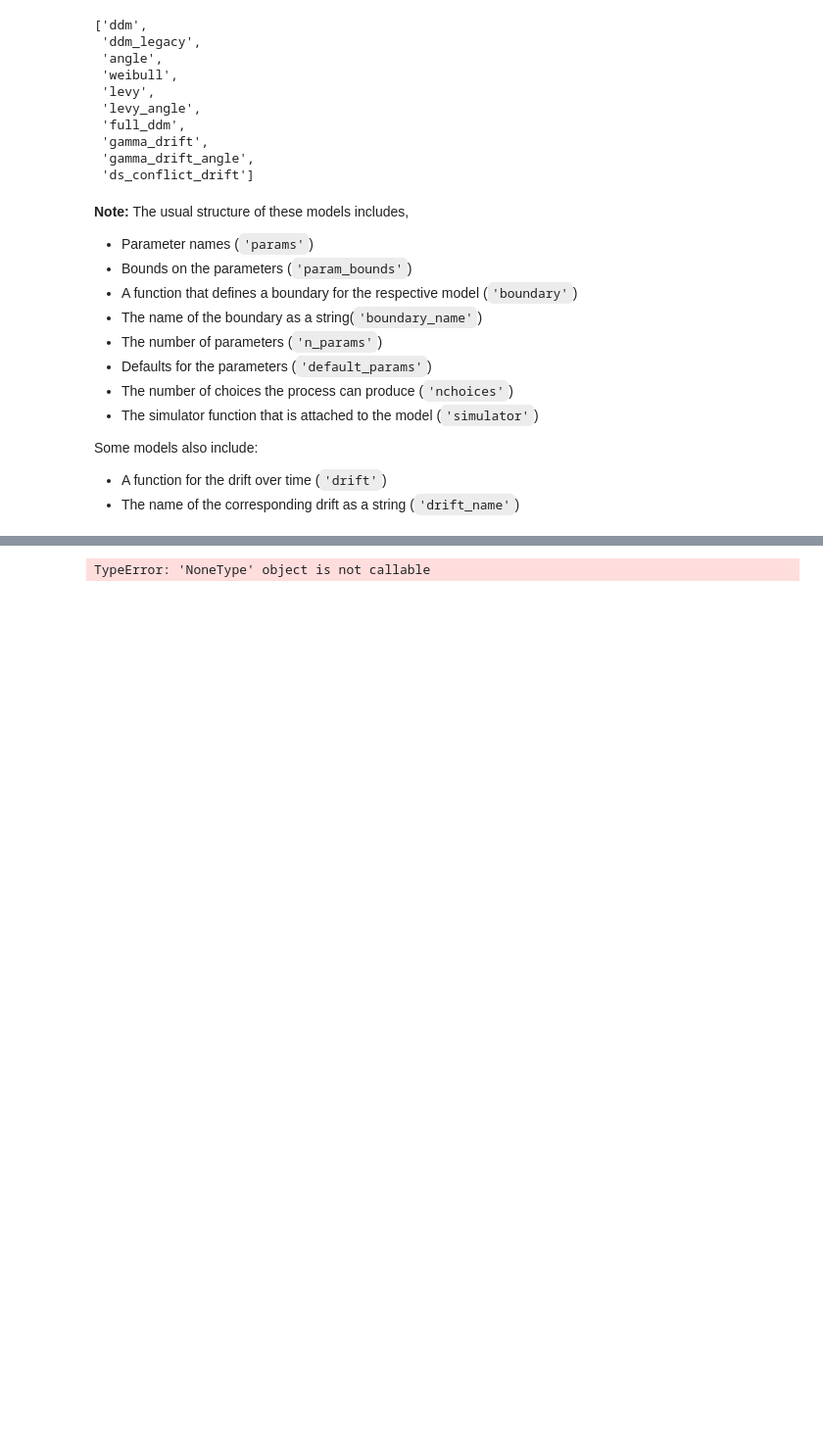
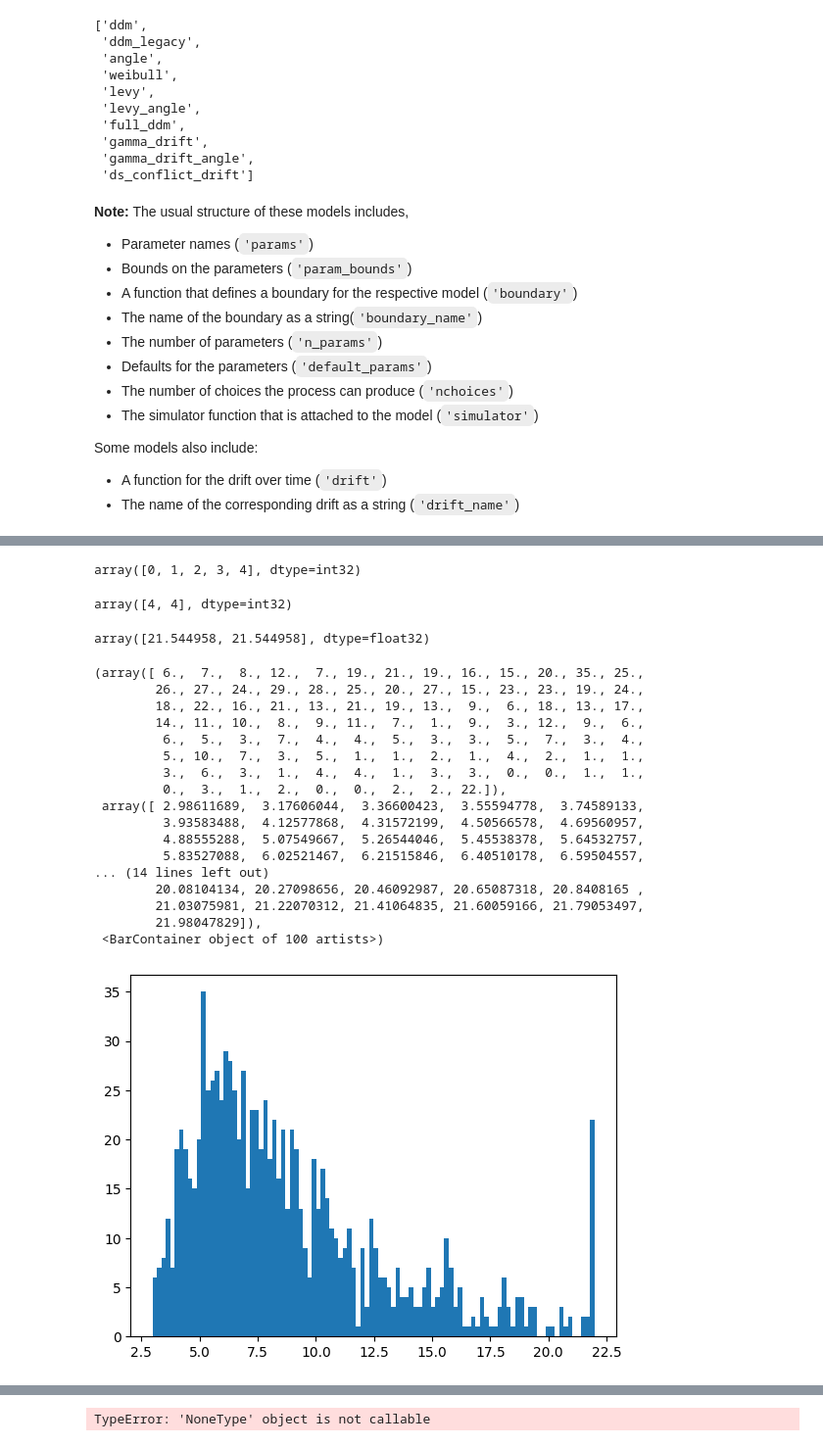
Before and after one commit to AlexanderFengler/ssm-simulators, a Jupyter notebook: notebooks/test_seq2.ipynb, the cells around one changed output, grey strips where cells are left out. Shown at 98% size. Cells and saved outputs as stored; diff of their text form; code cells hidden in the pictures; blank space fills up the shorter version.

```diff
--- a/notebooks/test_seq2.ipynb
+++ b/notebooks/test_seq2.ipynb
@@ -51,7 +51,8 @@ list(ssms.config.model_config.keys())[:10]
  'ds_conflict_drift']
 # %%
 # Take an example config for a given model
-my_config = ssms.config.model_config["ddm_seq2_no_bias"].copy()
+my_model = "ddm_par2_no_bias"
+my_config = ssms.config.model_config[my_model].copy()
 # %% [markdown]
 **Note:**
 The usual structure of these models includes,
@@ -80,0 +103,7 @@ sim_out = simulator(
+# %%
+sim_out = simulator(
+            model=my_model,
+            theta=out_dict[824]['parameters'],
+            n_samples=10000,
+            smooth_unif=False,
+        	)
@@ -80,0 +116,17 @@ sim_out = simulator(
+# %%
+out_list = []
+for i in range(10000):
+    r_c = np.random.choice(400000000)
+    sim_out = simulator(
+            model=my_model,
+            theta=out_dict[824]['parameters'],
+            n_samples=2,
+            smooth_unif=False,
+            random_state = r_c,
+        )
+    out_list.append(sim_out['rts'][0][0])
+    if np.any(sim_out["choices"] == 4):
+        print('found')
+        break
+
+# out_dict[929]['parameters']
@@ -100,0 +234,33 @@ array([[2.071519 ],
+# %%
+np.unique(sim_out['choices'])
+# %% [output]
+array([0, 1, 2, 3, 4], dtype=int32)
+# %%
+sim_out['choices'][sim_out['choices'] == 4]
+# %% [output]
+array([4, 4], dtype=int32)
+# %%
+sim_out['rts'][sim_out['choices'] == 4]
+# %% [output]
+array([21.544958, 21.544958], dtype=float32)
+# %%
+plt.hist(sim_out['rts'], bins = 100)
+# %% [output]
+(array([ 6.,  7.,  8., 12.,  7., 19., 21., 19., 16., 15., 20., 35., 25.,
+        26., 27., 24., 29., 28., 25., 20., 27., 15., 23., 23., 19., 24.,
+        18., 22., 16., 21., 13., 21., 19., 13.,  9.,  6., 18., 13., 17.,
+        14., 11., 10.,  8.,  9., 11.,  7.,  1.,  9.,  3., 12.,  9.,  6.,
+         6.,  5.,  3.,  7.,  4.,  4.,  5.,  3.,  3.,  5.,  7.,  3.,  4.,
+         5., 10.,  7.,  3.,  5.,  1.,  1.,  2.,  1.,  4.,  2.,  1.,  1.,
+         3.,  6.,  3.,  1.,  4.,  4.,  1.,  3.,  3.,  0.,  0.,  1.,  1.,
+         0.,  3.,  1.,  2.,  0.,  0.,  2.,  2., 22.]),
+ array([ 2.98611689,  3.17606044,  3.36600423,  3.55594778,  3.74589133,
+         3.93583488,  4.12577868,  4.31572199,  4.50566578,  4.69560957,
+         4.88555288,  5.07549667,  5.26544046,  5.45538378,  5.64532757,
+         5.83527088,  6.02521467,  6.21515846,  6.40510178,  6.59504557,
+... (14 lines left out)
+        20.08104134, 20.27098656, 20.46092987, 20.65087318, 20.8408165 ,
+        21.03075981, 21.22070312, 21.41064835, 21.60059166, 21.79053497,
+        21.98047829]),
+ <BarContainer object of 100 artists>)
+[figure, added]
```
Also changed, not shown: parts of 19 cells of this notebook, 3 other files.
